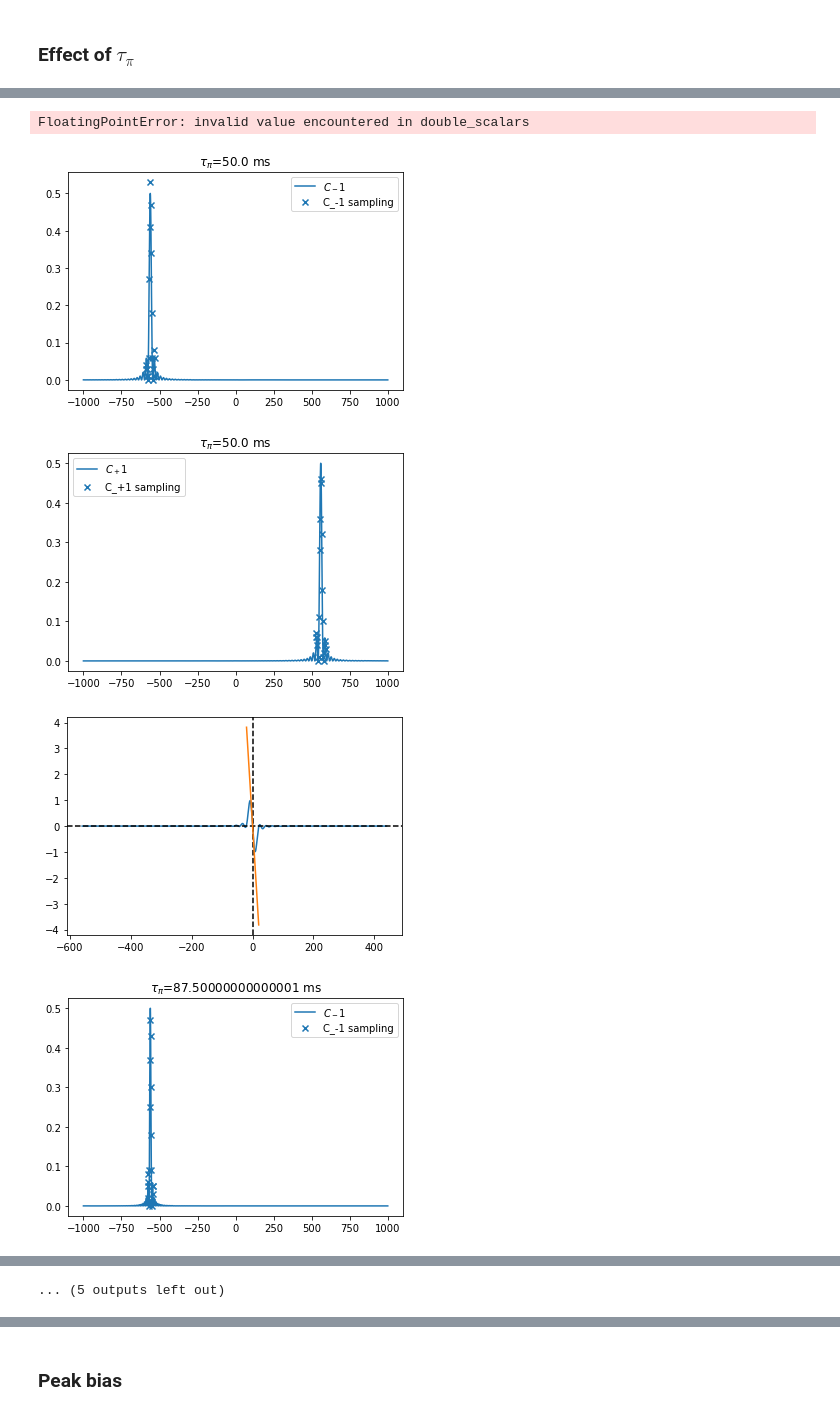
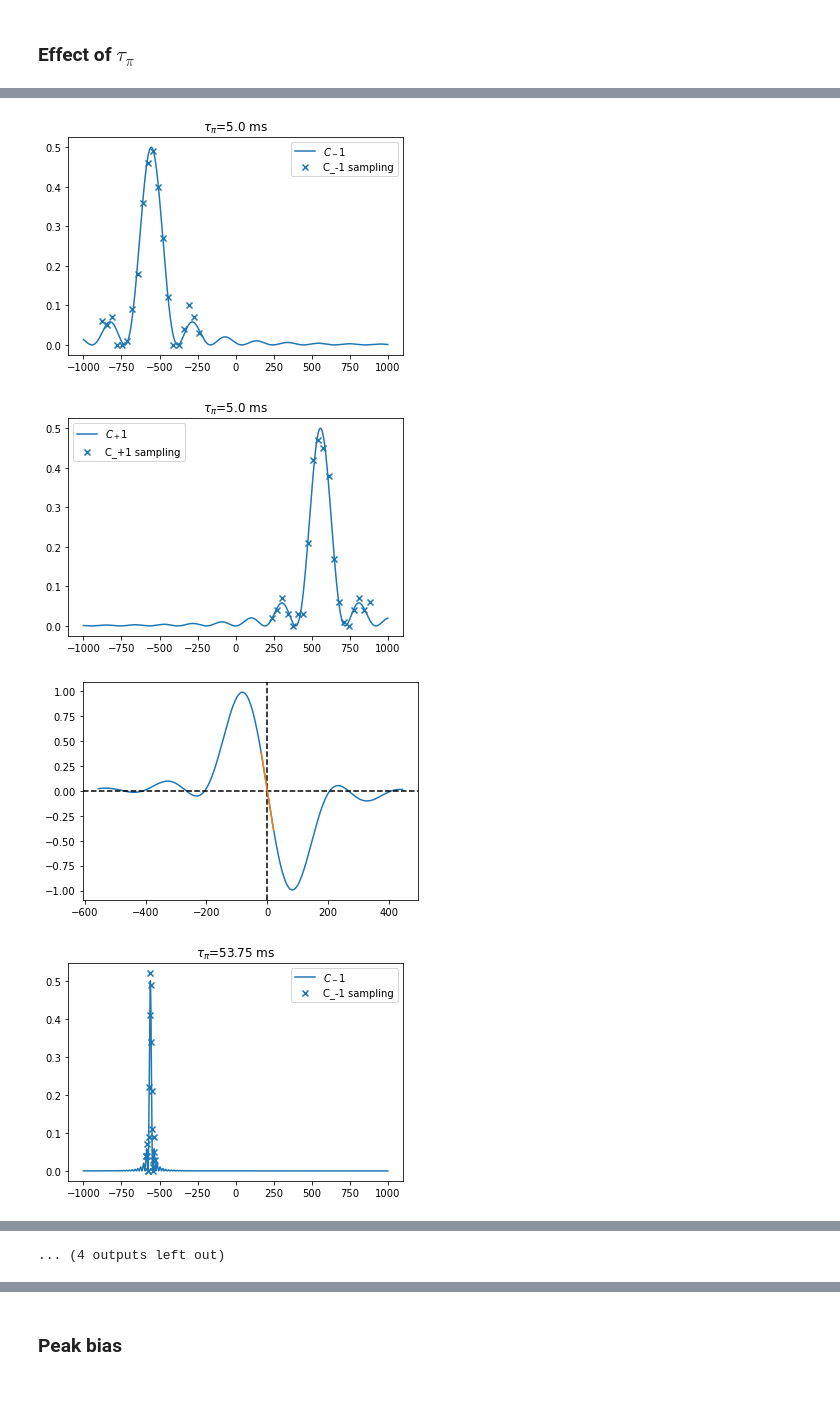
Before and after one commit to speug/srservosim, a Jupyter notebook: notebooks/bichromatic.ipynb, the cells around one changed output, grey strips where cells are left out. Cells and saved outputs as stored; diff of their text form; code cells hidden in the pictures.

```diff
--- a/notebooks/bichromatic.ipynb
+++ b/notebooks/bichromatic.ipynb
@@ -297,7 +290,7 @@ np.seterr("raise")
 B_drift = 1./3600 # nT/s, B-field drift
 zeeman_coeff = 5.6 # Hz/nT, Zeeman peak coefficient
 linear_zeeman = lambda B: zeeman_coeff*B
-tau_pis = np.linspace(50e-3, 200e-3, 5) # Pi-pulse length
+tau_pis = np.linspace(5e-3, 200e-3, 5) # Pi-pulse length
 n_s = 100 # number of samples
 state_preparation = False
 max_tau = 30000 # s, max integration time
@@ -383,16 +376,19 @@ for ti in range(len(tau_pis)):
     pfb_mB = lineshape(f_centers[1] + fwhms[1]/2. + d, taus[1], center=f_centers[1])
     pfb_pR = lineshape(f_centers[0] - fwhms[0]/2. + d, taus[0], center=f_centers[0])
     pfb_mR = lineshape(f_centers[1] - fwhms[1]/2. + d, taus[1], center=f_centers[1])
-    pfb_1 = pfb_mB-pfb_mR
-    pfb_2 = pfb_mB+pfb_pB
-    k_C = pfb_mB-pfb_mR
+    pfb_1 = pfb_mB+pfb_pB
+    pfb_2 = pfb_mR+pfb_pR
+    k_C = pfb_1-pfb_2
     dk_C = np.diff(k_C) / step
     k_p_lc = dk_C[np.argmin(np.abs(d))]
-    servo_gains[1] = (-2*0.25)/k_p_lc
+    servo_gains[1] = (-2*0.5)/k_p_lc
     eta_C[0] = np.mean(f_centers)
     print(f"B servo gain: {servo_gains[0]:.2f} Hz, LC servo gain: {servo_gains[1]:.2f} Hz")
     ps = np.zeros((len(t), 6)) # container for probabilites
-
+    right_LC_corrections = 0
+    wrong_LC_corrections = 0
+    right_B_corrections = 0
+    wrong_B_corrections = 0
     for i in range(1, len(t)):
         tau = t[i]
         # sample probabilities. Laser drifts only once per pair as two sites are sampled simultaneously (is this a problem?)
@@ -405,20 +401,35 @@ for ti in range(len(tau_pis)):
         p_sep1 = p_pB + p_mR
         p_sep2 = p_mB + p_pR
         discriminant_B = np.divide(p_sep1 - p_sep2, p_sep1 + p_sep2)
-        eta_B[i] = eta_B[i-1] + discriminant_B * servo_gains[0]
+        B_correction = discriminant_B * servo_gains[0]
+        eta_B[i] = eta_B[i-1] + B_correction
+        if np.sign(eta_B[i-1]) == np.sign(B_correction):
+            #print(f'Correcting to wrong direction! {eta_C[i-1]} + {LC_correction}')
+            wrong_B_corrections += 1
+        else:
+            right_B_corrections += 1
 
         # Control LC servo
-        pfb_1 = p_mR+p_pR
-        pfb_2 = p_mB+p_pB
+        pfb_1 = p_mB+p_pB
+        pfb_2 = p_mR+p_pR
         ps[i,:] = [p_mR, p_mB, p_pR, p_pB, pfb_1, pfb_2]
-        discriminant_LC = (p_mB-p_mR) / (p_mB+p_mR)
-        eta_C[i] = eta_C[i-1] + discriminant_LC * servo_gains[1]
-
+        discriminant_LC = np.divide(pfb_1-pfb_2, pfb_1+pfb_2)
+        LC_correction = discriminant_LC * servo_gains[1]
+        eta_C[i] = eta_C[i-1] + LC_correction
+        if np.sign(eta_C[i-1]) == np.sign(LC_correction):
+            #print(f'Correcting to wrong direction! {eta_C[i-1]} + {LC_correction}')
+            wrong_LC_corrections += 1
+        else:
+            right_LC_corrections += 1
         eta_cavity[i] = f_cavity
 
         # Drift mg-field
         B_field[i] = B_field[i-1] + B_drift
         z_s = linear_zeeman(B_field[i])
+    sum_LC_corrections = right_LC_corrections + wrong_LC_corrections
+    sum_B_corrections = right_B_corrections + wrong_B_corrections
+    print(f'Right LC corrections: {right_LC_corrections}/{sum_LC_corrections}')
+    print(f'Right B corrections: {right_B_corrections}/{sum_B_corrections}')
     ts += [t]
     eta_cavities += [eta_cavity]
     eta_Bs += [eta_B]
@@ -433,5 +454,4 @@ B servo gain: 1.33 Hz, LC servo gain: 1.34 Hz
-FloatingPointError: invalid value encountered in double_scalars
-[figure, old version]
+[figure, new version]
-[figure, old version]
+[figure, new version]
-[figure, old version]
+[figure, new version]
-[figure, old version]
+[figure, new version]
@@ -444 +463,0 @@ FloatingPointError: invalid value encountered in double_scalars
-... (5 outputs left out)
@@ -444,0 +465 @@ FloatingPointError: invalid value encountered in double_scalars
+... (4 outputs left out)
```
Also changed, not shown: parts of 7 cells of this notebook, 1 other file.
